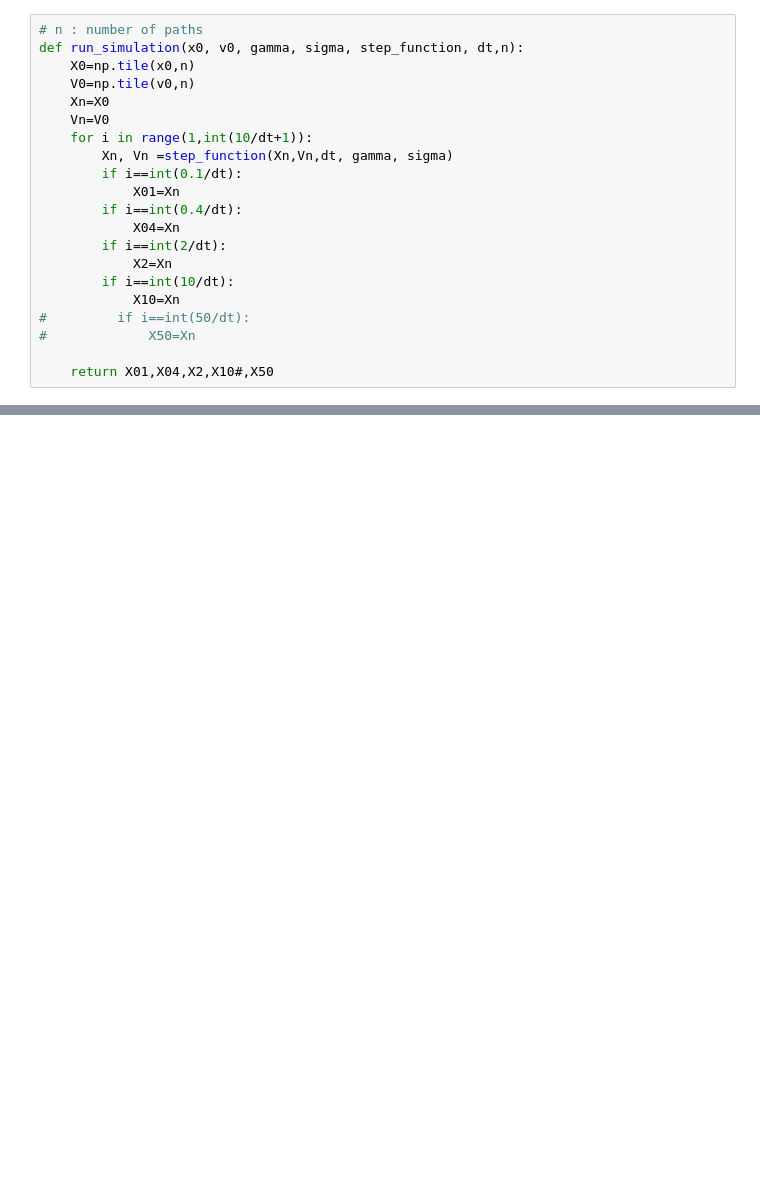
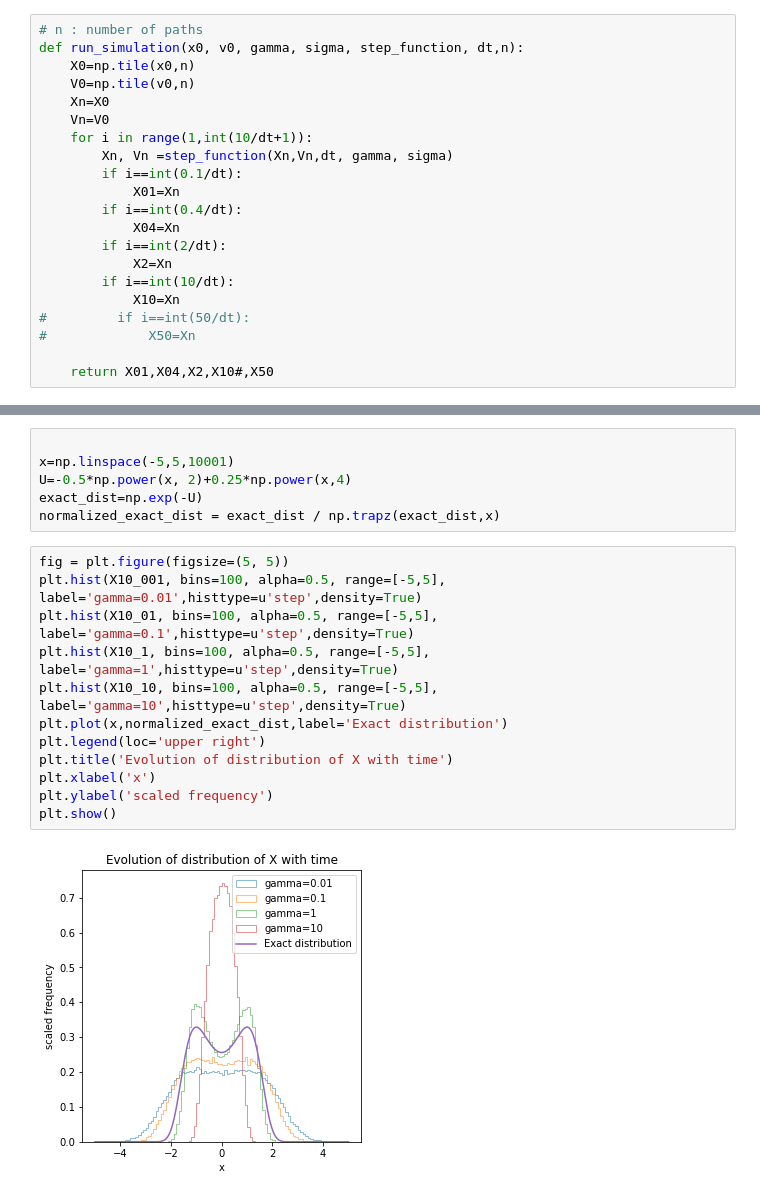
Before and after one commit to ktadgh/Langevin-Dynamics, a Jupyter notebook: Euler_Maruyama.ipynb, the cells around one changed output, grey strips where cells are left out. Cells and saved outputs as stored; diff of their text form; blank space fills up the shorter version.

```diff
--- a/Euler_Maruyama.ipynb
+++ b/Euler_Maruyama.ipynb
@@ -191,0 +348,20 @@ plt.show()
+# %%
+
+x=np.linspace(-5,5,10001)
+U=-0.5*np.power(x, 2)+0.25*np.power(x,4)
+exact_dist=np.exp(-U)
+normalized_exact_dist = exact_dist / np.trapz(exact_dist,x)
+# %%
+fig = plt.figure(figsize=(5, 5))
+plt.hist(X10_001, bins=100, alpha=0.5, range=[-5,5], label='gamma=0.01',histtype=u'step',density=True)
+plt.hist(X10_01, bins=100, alpha=0.5, range=[-5,5], label='gamma=0.1',histtype=u'step',density=True)
+plt.hist(X10_1, bins=100, alpha=0.5, range=[-5,5], label='gamma=1',histtype=u'step',density=True)
+plt.hist(X10_10, bins=100, alpha=0.5, range=[-5,5], label='gamma=10',histtype=u'step',density=True)
+plt.plot(x,normalized_exact_dist,label='Exact distribution')
+plt.legend(loc='upper right')
+plt.title('Evolution of distribution of X with time')
+plt.xlabel('x')
+plt.ylabel('scaled frequency')
+plt.show()
+# %% [output]
+[figure, added]
```
Also changed, not shown: parts of 12 cells of this notebook.
